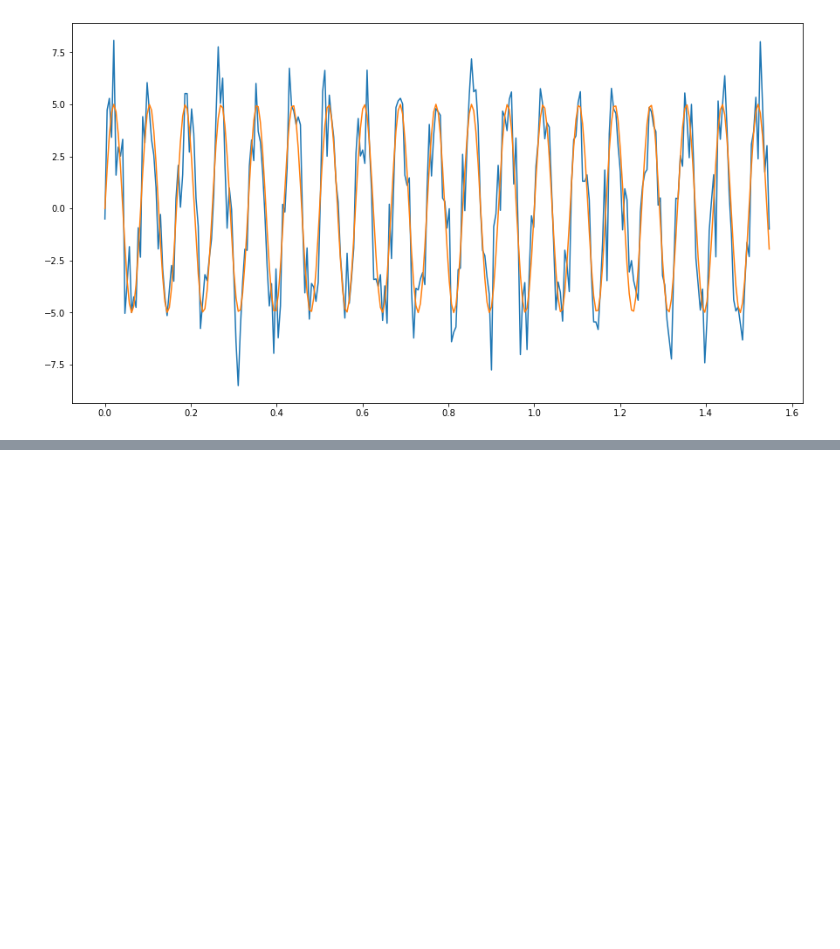
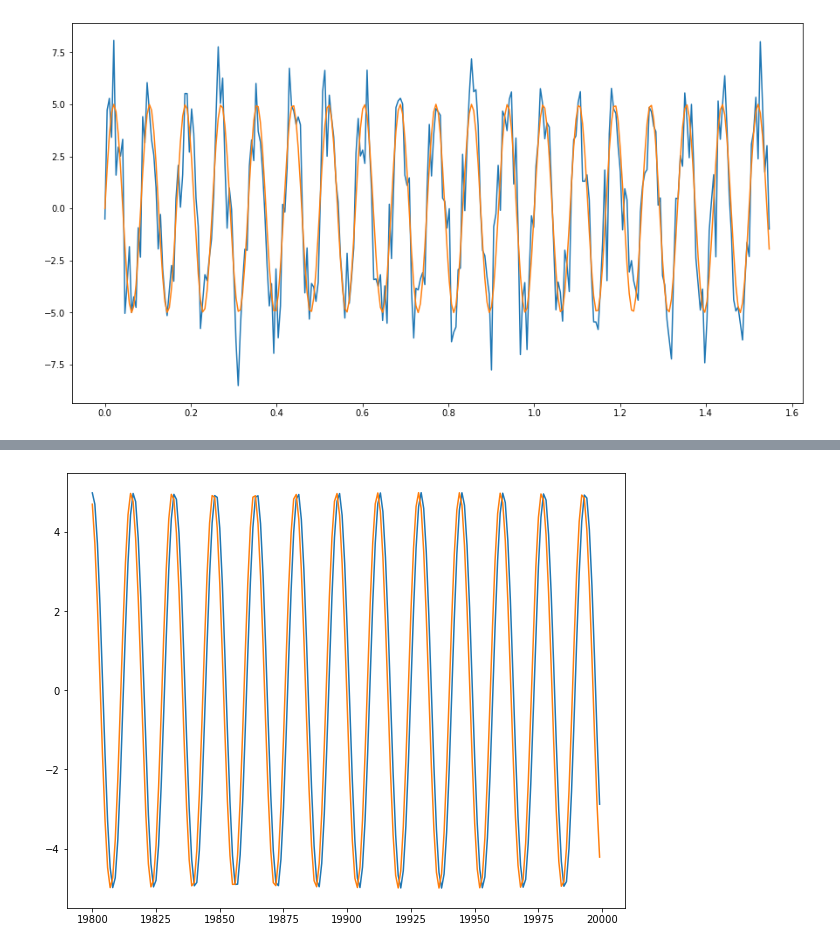
Before and after one commit to LoanSarazin/sdia-estimation, a Jupyter notebook: TP5/TP5_EKF_MARIZY.ipynb, the cells around one changed output, grey strips where cells are left out. Saved outputs shown, nothing was run; the diff lists cells and outputs as text; code cells hidden in the pictures; blank space fills up the shorter version.

```diff
--- a/TP5/TP5_EKF_MARIZY.ipynb
+++ b/TP5/TP5_EKF_MARIZY.ipynb
@@ -83,0 +108,11 @@ Q, R, A
+# %%
+nu0 = 12
+Te = 1/193.28
+
+plt.figure(figsize = (10, 8))
+iter = np.arange(19800, 20000)
+plt.plot(iter, x_estim[19800:, 0]*np.sin(2*pi*nu0*(iter)*Te + x_estim[19800:, 1]), '-')
+plt.plot(iter, signalReel[19800:])
+plt.show()
+# %% [output]
+[figure, added]
```
Also changed, not shown: parts of 5 cells of this notebook.
